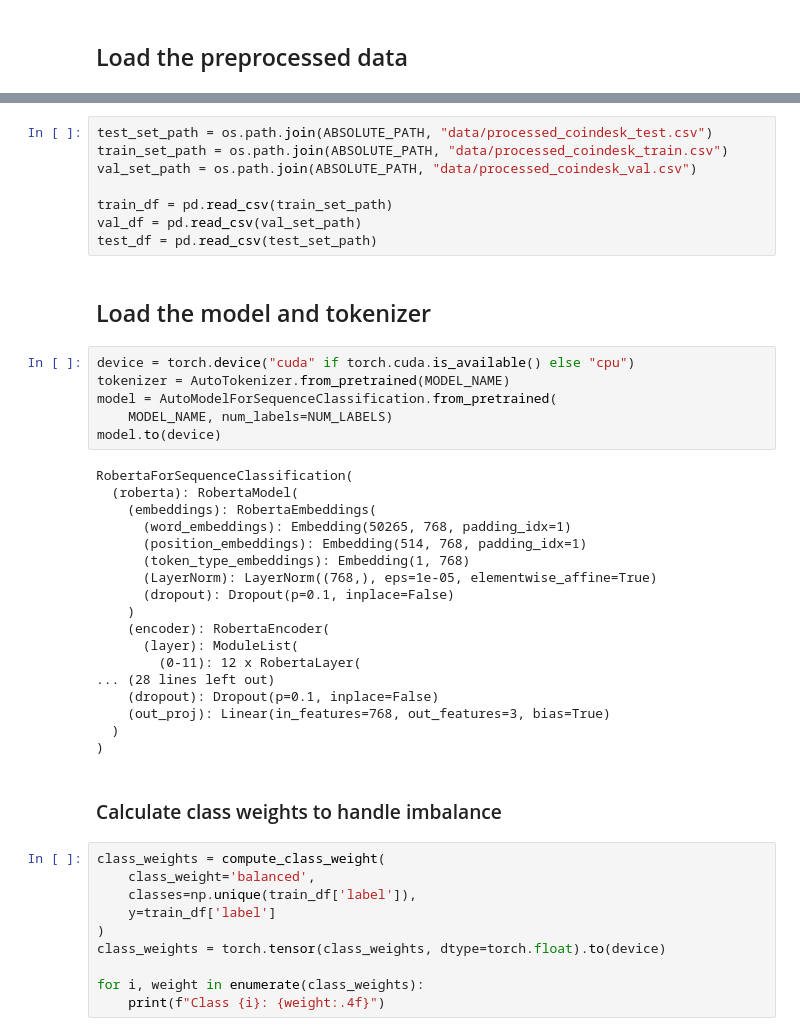
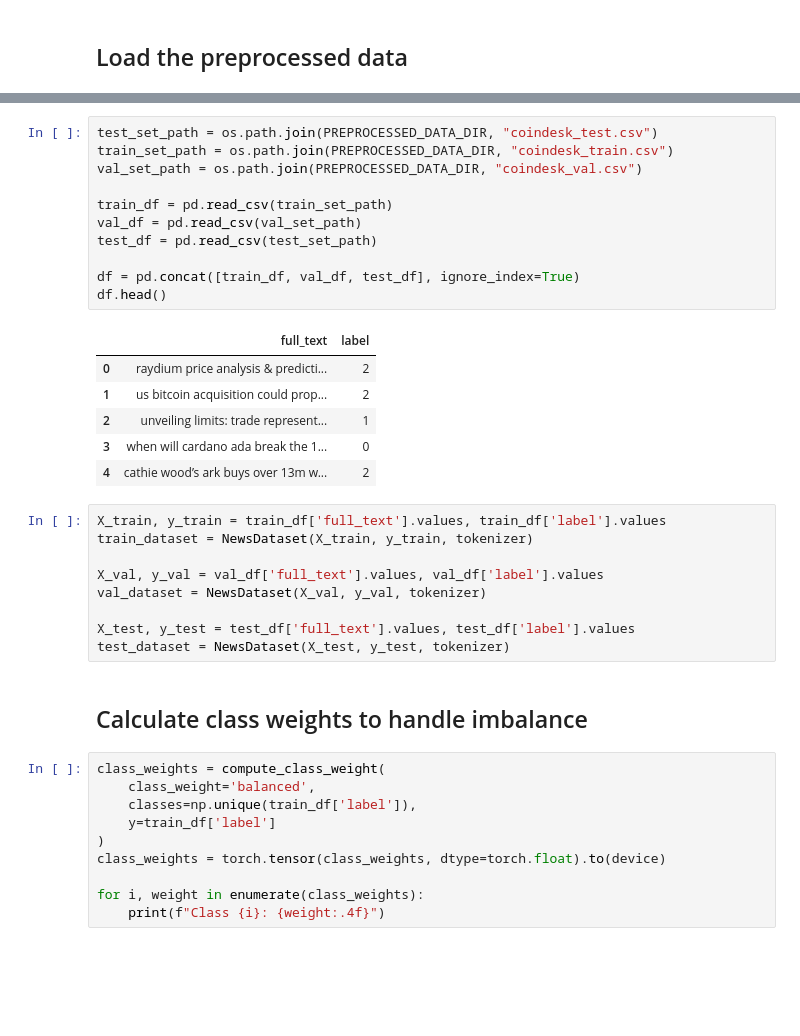
Before and after one commit to hstoklosa/sentix-nlp, a Jupyter notebook: finetuning.ipynb, the cells around one changed output, grey strips where cells are left out. Drawn from its saved outputs; the diff is of its cells as text; blank space fills up the shorter version.

```diff
--- a/finetuning.ipynb
+++ b/finetuning.ipynb
@@ -25,39 +134,32 @@ NUM_LABELS=3
 # %%
-test_set_path = os.path.join(ABSOLUTE_PATH, "data/processed_coindesk_test.csv")
-train_set_path = os.path.join(ABSOLUTE_PATH, "data/processed_coindesk_train.csv")
-val_set_path = os.path.join(ABSOLUTE_PATH, "data/processed_coindesk_val.csv")
+test_set_path = os.path.join(PREPROCESSED_DATA_DIR, "coindesk_test.csv")
+train_set_path = os.path.join(PREPROCESSED_DATA_DIR, "coindesk_train.csv")
+val_set_path = os.path.join(PREPROCESSED_DATA_DIR, "coindesk_val.csv")
 
 train_df = pd.read_csv(train_set_path)
 val_df = pd.read_csv(val_set_path)
 test_df = pd.read_csv(test_set_path)
+
+df = pd.concat([train_df, val_df, test_df], ignore_index=True)
+df.head()
+# %% [output]
+|  | full_text | label |
+| 0 | raydium price analysis & predicti... | 2 |
+| 1 | us bitcoin acquisition could prop... | 2 |
+| 2 | unveiling limits: trade represent... | 1 |
+| 3 | when will cardano ada break the 1... | 0 |
+| 4 | cathie wood’s ark buys over 13m w... | 2 |
-# %% [markdown]
-## Load the model and tokenizer
-# %%
-device = torch.device("cuda" if torch.cuda.is_available() else "cpu")
-tokenizer = AutoTokenizer.from_pretrained(MODEL_NAME)
-model = AutoModelForSequenceClassification.from_pretrained(
-    MODEL_NAME, num_labels=NUM_LABELS)
-model.to(device)
-# %% [output]
-RobertaForSequenceClassification(
-  (roberta): RobertaModel(
-    (embeddings): RobertaEmbeddings(
-      (word_embeddings): Embedding(50265, 768, padding_idx=1)
-      (position_embeddings): Embedding(514, 768, padding_idx=1)
-      (token_type_embeddings): Embedding(1, 768)
-      (LayerNorm): LayerNorm((768,), eps=1e-05, elementwise_affine=True)
-      (dropout): Dropout(p=0.1, inplace=False)
-    )
-    (encoder): RobertaEncoder(
-      (layer): ModuleList(
-        (0-11): 12 x RobertaLayer(
-... (28 lines left out)
-    (dropout): Dropout(p=0.1, inplace=False)
-    (out_proj): Linear(in_features=768, out_features=3, bias=True)
-  )
-)
+# %%
+X_train, y_train = train_df['full_text'].values, train_df['label'].values
+train_dataset = NewsDataset(X_train, y_train, tokenizer)
+
+X_val, y_val = val_df['full_text'].values, val_df['label'].values
+val_dataset = NewsDataset(X_val, y_val, tokenizer)
+
+X_test, y_test = test_df['full_text'].values, test_df['label'].values
+test_dataset = NewsDataset(X_test, y_test, tokenizer)
 # %% [markdown]
-### Calculate class weights to handle imbalance
+## Calculate class weights to handle imbalance
 # %%
 class_weights = compute_class_weight(
     class_weight='balanced',
```
Also changed, not shown: parts of 25 cells of this notebook.
